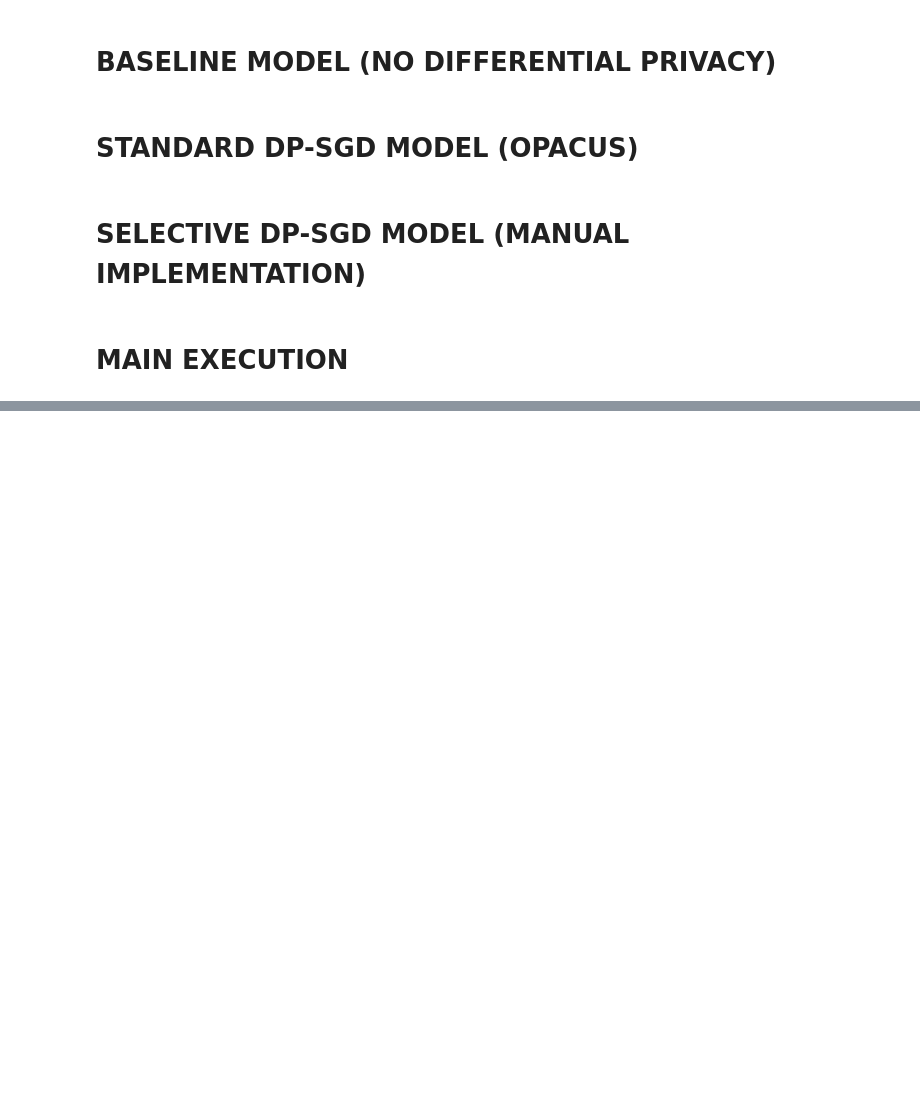
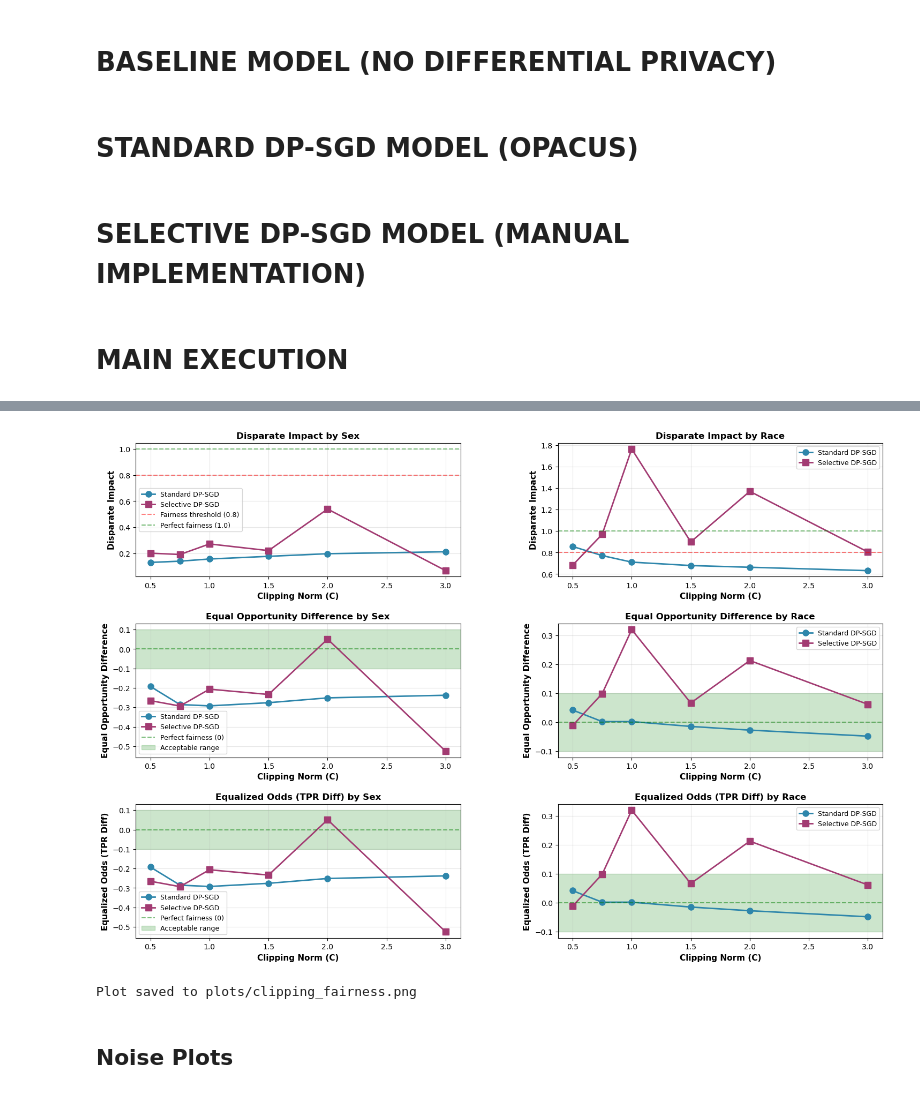
Before and after one commit to Enrico-Madani1/S-DP-SGD_Data259, a Jupyter notebook: Project_DATA259.ipynb, the cells around one changed output, grey strips where cells are left out. Saved outputs shown, nothing was run; the diff lists cells and outputs as text; code cells hidden in the pictures; blank space fills up the shorter version.

```diff
--- a/Project_DATA259.ipynb
+++ b/Project_DATA259.ipynb
@@ -652,0 +1222,8 @@ accuracy         0.260430
+# %%
+# Fairness metrics (DI, EO, Equalized Odds)
+plot_clipping_fairness(clipping_results, save_path='plots/clipping_fairness.png')
+# %% [output]
+[figure, added]
+Plot saved to plots/clipping_fairness.png
+# %% [markdown]
+## Noise Plots
```
Also changed, not shown: parts of 17 cells of this notebook.
